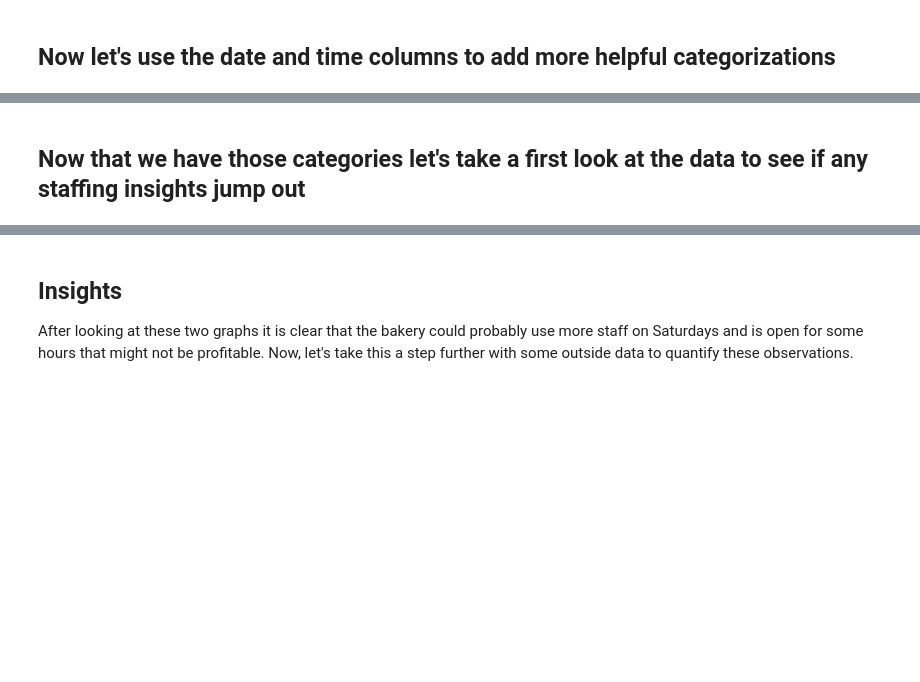
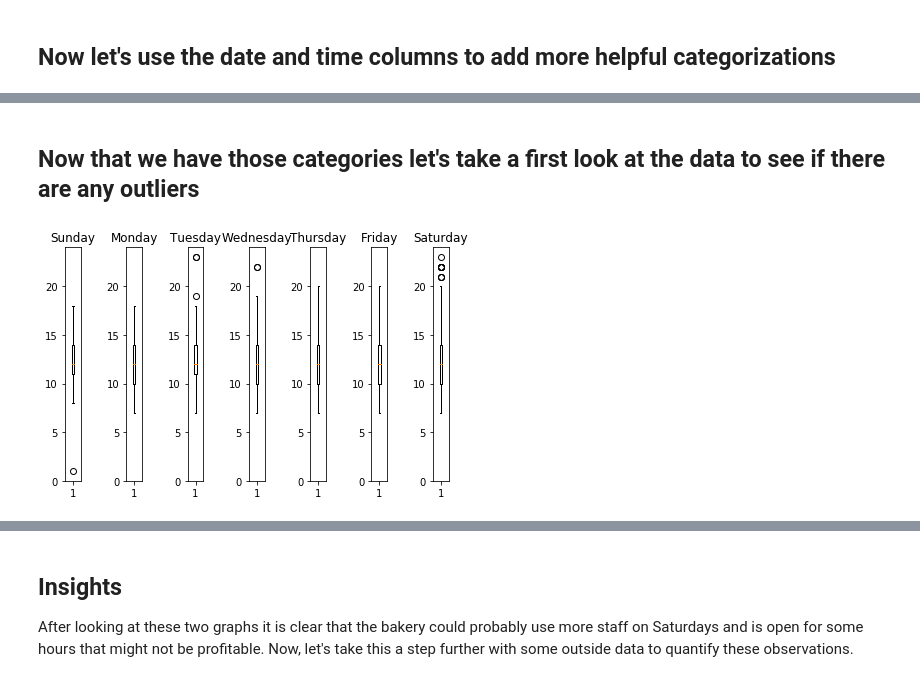
Before and after one commit to unccjp/BUSI-488, a Jupyter notebook: EDA-Bakery-Final-Notebook.ipynb, the cells around one changed output, grey strips where cells are left out. Cells and saved outputs as stored; diff of their text form; code cells hidden in the pictures; blank space fills up the shorter version.

```diff
--- a/EDA-Bakery-Final-Notebook.ipynb
+++ b/EDA-Bakery-Final-Notebook.ipynb
@@ -49,2 +49,42 @@ bakery.head()
 # %% [markdown]
-## Now that we have those categories let's take a first look at the data to see if any staffing insights jump out
+## Now that we have those categories let's take a first look at the data to see if there are any outliers
+# %%
+plt.subplot(1, 7, 1)
+sun_bakery = bakery[bakery['Weekday'] == 'Sunday']
+plt.boxplot(sun_bakery['Hour Num'])
+plt.title('Sunday')
+plt.ylim(0,24)
+plt.subplot(1,7,2)
+mon_bakery = bakery[bakery['Weekday'] == 'Monday']
+plt.boxplot(mon_bakery['Hour Num'])
+plt.title('Monday')
+plt.ylim(0,24)
+plt.subplot(1,7,3)
+tues_bakery = bakery[bakery['Weekday'] == 'Tuesday']
+plt.boxplot(tues_bakery['Hour Num'])
+plt.title('Tuesday')
+plt.ylim(0,24)
+plt.subplot(1,7,4)
+wed_bakery = bakery[bakery['Weekday'] == 'Wednesday']
+plt.boxplot(wed_bakery['Hour Num'])
+plt.title('Wednesday')
+plt.ylim(0,24)
+plt.subplot(1,7,5)
+thurs_bakery = bakery[bakery['Weekday'] == 'Thursday']
+plt.boxplot(thurs_bakery['Hour Num'])
+plt.title('Thursday')
+plt.ylim(0,24)
+plt.subplot(1,7,6)
+fri_bakery = bakery[bakery['Weekday'] == 'Friday']
+plt.boxplot(fri_bakery['Hour Num'])
+plt.title('Friday')
+plt.ylim(0,24)
+plt.subplot(1,7,7)
+sat_bakery = bakery[bakery['Weekday'] == 'Saturday']
+plt.boxplot(sat_bakery['Hour Num'])
+plt.title('Saturday')
+plt.ylim(0,24)
+plt.tight_layout()
+plt.show()
+# %% [output]
+[figure, added]
```
Also changed, not shown: parts of 21 cells of this notebook.
